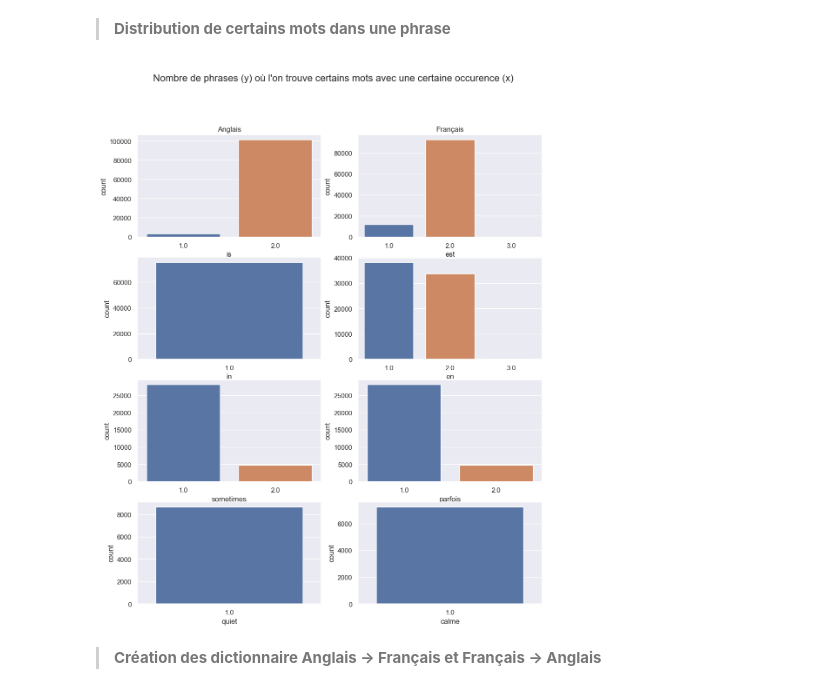
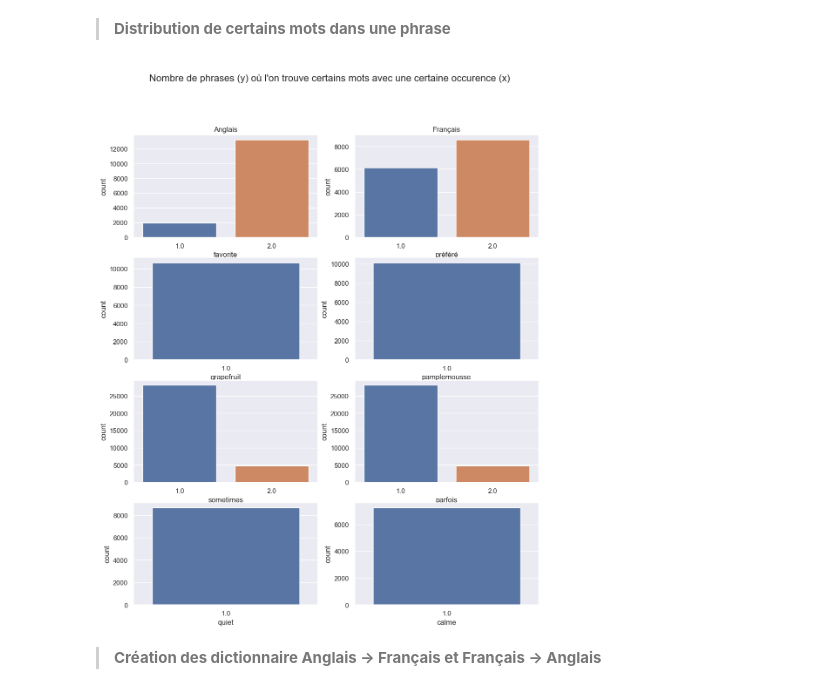
Before and after one commit to DataScientest-Studio/AVR23_CDS_Reco_vocale, a Jupyter notebook: Exploration 1 small_vocab.ipynb, the cells around one changed output. Drawn from its saved outputs; the diff is of its cells as text; code cells hidden in the pictures.

Commit message:
1ere exploration de small_vocab

```diff
--- a/Exploration 1 small_vocab.ipynb
+++ b/Exploration 1 small_vocab.ipynb
@@ -39,0 +44,9 @@ def load_data(path):
+# %%
+def clean_untranslated_sentence(data1, data2):
+    i=0
+    while i<len(data1):
+        if data1[i]==data2[i]:
+            data1.pop(i)
+            data2.pop(i)
+        else: i+=1
+    return data1,data2
@@ -199,0 +141,19 @@ Nombre d'apparitions de chaque mot dans la phrase:
+# %%
+#Chargement des textes dans les 2 langues (max lignes = max_lines)
+txt_en = load_data('data/small_vocab_en')
+txt_fr = load_data('data/small_vocab_fr')
+
+# Elimination des phrases non traduites
+txt_en, txt_fr = clean_untranslated_sentence(txt_en, txt_fr)
+
+# Affichage des 20 premieres lignes des textes dans les 2 langues
+for i in range(20):
+    print("EN: ",txt_en[i])
+    print("FR: ",txt_fr[i],"\n")
+print("========\n")
+
+# Lancement du préprocessing du texte qui va spliter nettoyer les phrases et les spliter en mots
+print("Préprocessing de small_vocab_en :\n")
+corpus_en, txt_split_en, df_count_word_en = preprocess_txt (txt_en)
+print("Préprocessing de small_vocab_fr :\n")
+corpus_fr, txt_split_fr, df_count_word_fr = preprocess_txt (txt_fr)
@@ -240,19 +260,19 @@ chart4.set_xticklabels(chart4.get_xticklabels(), rotation=45, horizontalalignmen
 # %%
 fig, axes = plt.subplots(4, 2, figsize=(12, 14))
 fig.suptitle("Nombre de phrases (y) où l'on trouve certains mots avec une certaine occurence (x)", fontsize=16)
 
 axes[0,0].set_title('Anglais')
 axes[0,1].set_title('Français')
-sns.countplot(ax=axes[0,0],x=df_count_word_en['is'].loc[df_count_word_en['is']!=0]);
-sns.countplot(ax=axes[1,0],x=df_count_word_en['in'].loc[df_count_word_en['in']!=0]);
+sns.countplot(ax=axes[0,0],x=df_count_word_en['favorite'].loc[df_count_word_en['favorite']!=0]);
+sns.countplot(ax=axes[1,0],x=df_count_word_en['grapefruit'].loc[df_count_word_en['grapefruit']!=0]);
 sns.countplot(ax=axes[2,0],x=df_count_word_en['sometimes'].loc[df_count_word_en['sometimes']!=0]);
 sns.countplot(ax=axes[3,0],x=df_count_word_en['quiet'].loc[df_count_word_en['quiet']!=0]);
-sns.countplot(ax=axes[0,1],x=df_count_word_fr['est'].loc[df_count_word_fr['est']!=0]);
-sns.countplot(ax=axes[1,1],x=df_count_word_fr['en'].loc[df_count_word_fr['en']!=0]);
+sns.countplot(ax=axes[0,1],x=df_count_word_fr['préféré'].loc[df_count_word_fr['préféré']!=0]);
+sns.countplot(ax=axes[1,1],x=df_count_word_fr['pamplemousse'].loc[df_count_word_fr['pamplemousse']!=0]);
 sns.countplot(ax=axes[2,1],x=df_count_word_fr['parfois'].loc[df_count_word_fr['parfois']!=0]);
 sns.countplot(ax=axes[3,1],x=df_count_word_fr['calme'].loc[df_count_word_fr['calme']!=0]);
 # %% [output]
-[figure, old version]
+[figure, new version]
 # %%
 nb_mots_en = len(corpus_en)
 nb_mots_fr = len(corpus_fr)
```
Also changed, not shown: parts of 16 cells of this notebook.
